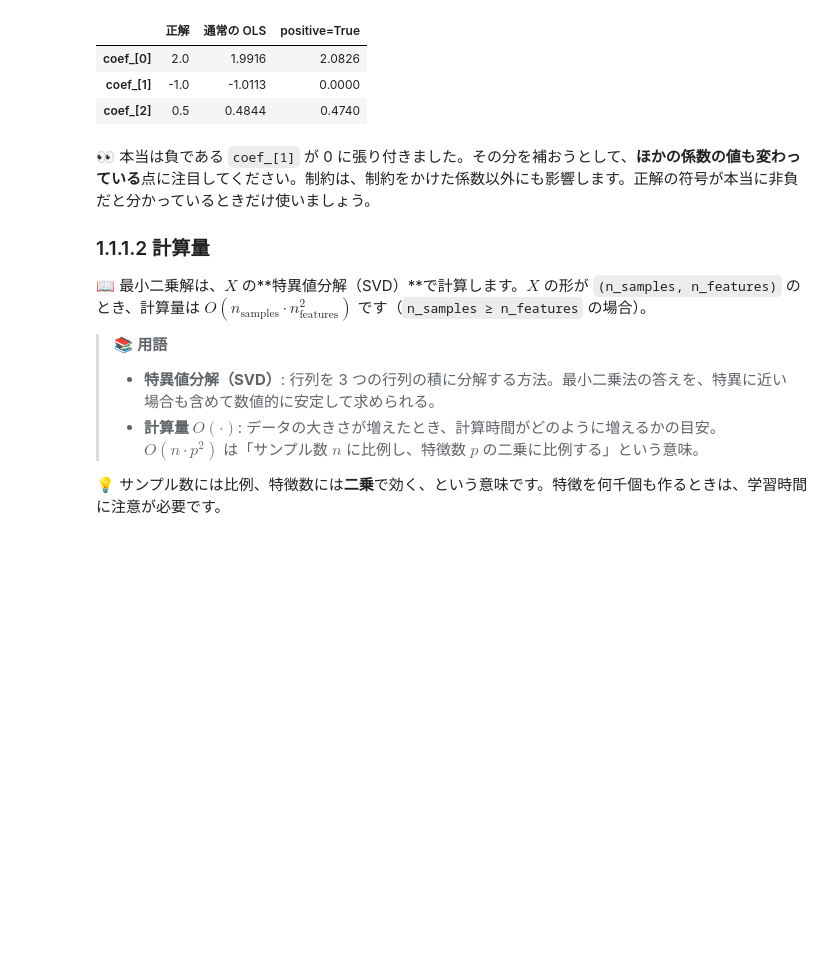
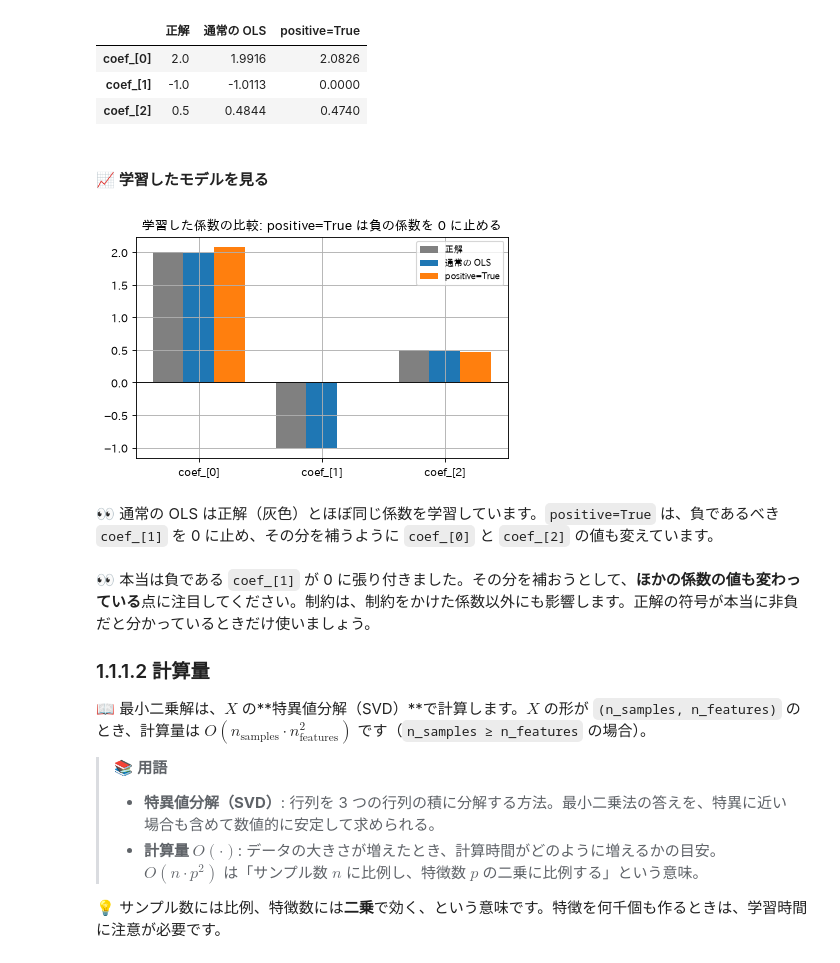
Before and after one commit to qsat/sandbox, a Jupyter notebook: study-sklearn/notebooks/01_supervised/01_linear_models_1_ols_regularization.ipynb, the cells around one changed output. Saved outputs shown, nothing was run; the diff lists cells and outputs as text; code cells hidden in the pictures; blank space fills up the shorter version.

```diff
--- a/study-sklearn/notebooks/01_supervised/01_linear_models_1_ols_regularization.ipynb
+++ b/study-sklearn/notebooks/01_supervised/01_linear_models_1_ols_regularization.ipynb
@@ -306,6 +358,21 @@ pd.DataFrame({
 | coef_[0] | 2.0 | 1.9916 | 2.0826 |
 | coef_[1] | -1.0 | -1.0113 | 0.0000 |
 | coef_[2] | 0.5 | 0.4844 | 0.4740 |
+# %% [markdown]
+#### 📈 学習したモデルを見る
+# %%
+nn_models = {"通常の OLS": lm.LinearRegression().fit(X_nn, y_nn),
+             "positive=True": lm.LinearRegression(positive=True).fit(X_nn, y_nn)}
+idx = np.arange(3)
+plt.bar(idx - 0.25, [2.0, -1.0, 0.5], width=0.25, color="gray", label="正解")
+for k, (name, m) in enumerate(nn_models.items()):
+    plt.bar(idx + k * 0.25, m.coef_, width=0.25, label=name)
+plt.axhline(0, color="black", lw=0.8); plt.xticks(idx, ["coef_[0]", "coef_[1]", "coef_[2]"])
+plt.legend(fontsize=8); plt.title("学習した係数の比較: positive=True は負の係数を 0 に止める"); plt.show()
+# %% [output]
+[figure, added]
+# %% [markdown]
+👀 通常の OLS は正解（灰色）とほぼ同じ係数を学習しています。`positive=True` は、負であるべき `coef_[1]` を 0 に止め、その分を補うように `coef_[0]` と `coef_[2]` の値も変えています。
 # %% [markdown]
 👀 本当は負である `coef_[1]` が 0 に張り付きました。その分を補おうとして、**ほかの係数の値も変わっている**点に注目してください。制約は、制約をかけた係数以外にも影響します。正解の符号が本当に非負だと分かっているときだけ使いましょう。
 
```
Also changed, not shown: parts of 25 cells of this notebook.
